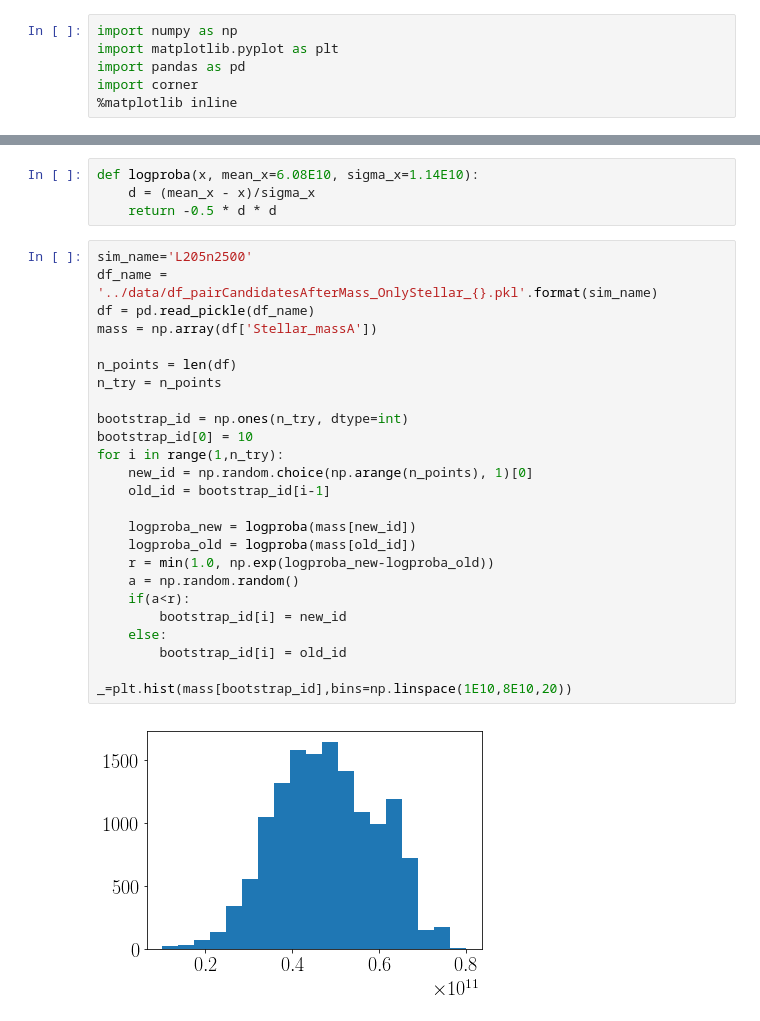
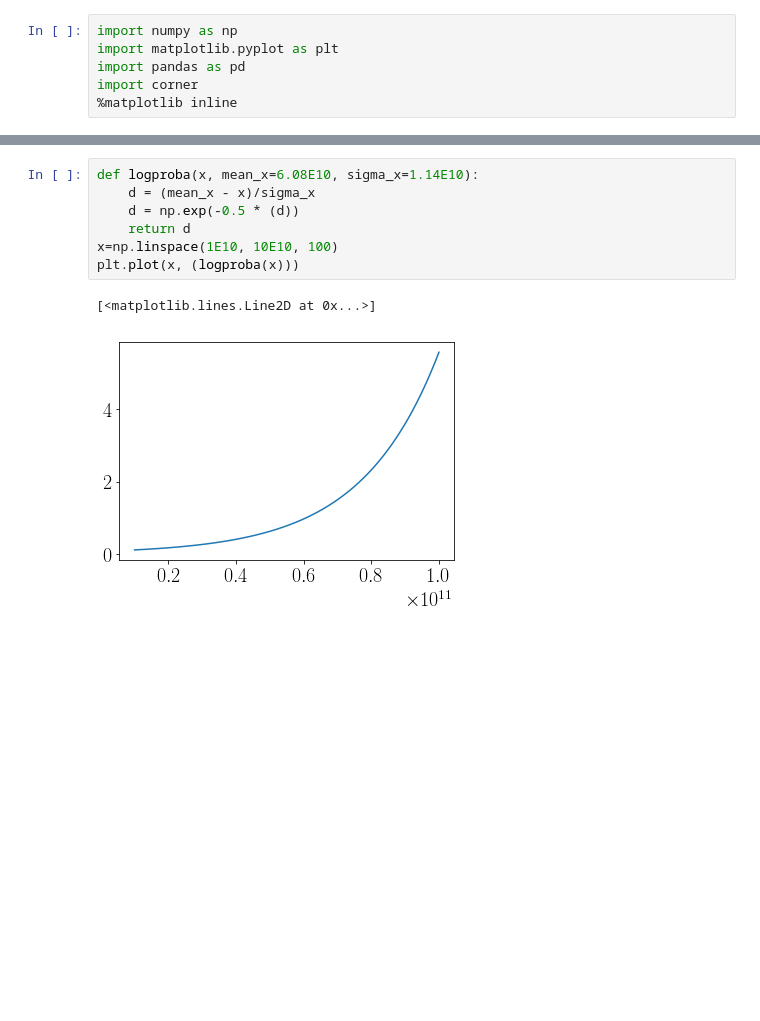
Before and after one commit to cgomez11/projectLC, a Jupyter notebook: nb/explora.ipynb, the cells around one changed output, grey strips where cells are left out. Cells and saved outputs as stored; diff of their text form; blank space fills up the shorter version.

```diff
--- a/nb/explora.ipynb
+++ b/nb/explora.ipynb
@@ -63,31 +86,10 @@ n_points 904
 # %%
 def logproba(x, mean_x=6.08E10, sigma_x=1.14E10):
     d = (mean_x - x)/sigma_x
-    return -0.5 * d * d
+    d = np.exp(-0.5 * (d))
+    return d
+x=np.linspace(1E10, 10E10, 100)
+plt.plot(x, (logproba(x)))
+# %% [output]
+[<matplotlib.lines.Line2D at 0x...>]
+[figure, added]
-# %%
-sim_name='L205n2500'
-df_name = '../data/df_pairCandidatesAfterMass_OnlyStellar_{}.pkl'.format(sim_name)
-df = pd.read_pickle(df_name)
-mass = np.array(df['Stellar_massA'])
-
-n_points = len(df)
-n_try = n_points
-
-bootstrap_id = np.ones(n_try, dtype=int)
-bootstrap_id[0] = 10
-for i in range(1,n_try):
-    new_id = np.random.choice(np.arange(n_points), 1)[0]
-    old_id = bootstrap_id[i-1]
-
-    logproba_new = logproba(mass[new_id])
-    logproba_old = logproba(mass[old_id])
-    r = min(1.0, np.exp(logproba_new-logproba_old))
-    a = np.random.random()
-    if(a<r):
-        bootstrap_id[i] = new_id
-    else:
-        bootstrap_id[i] = old_id
-
-_=plt.hist(mass[bootstrap_id],bins=np.linspace(1E10,8E10,20))
-# %% [output]
-[figure, removed]
```
Also changed, not shown: parts of 6 cells of this notebook.
